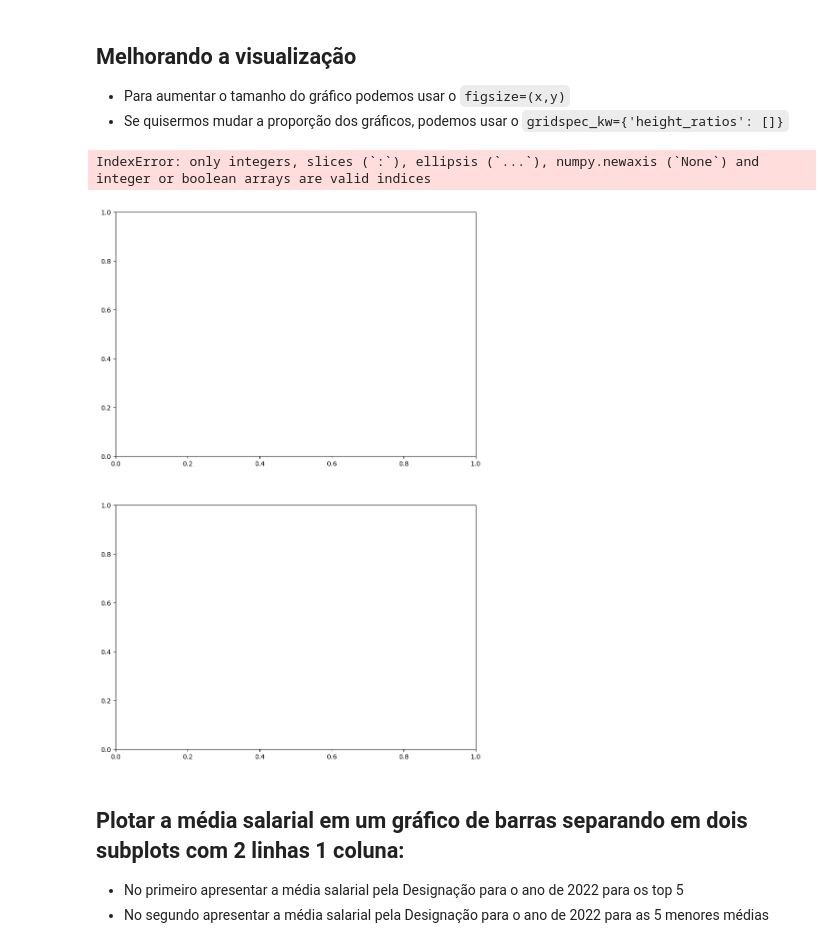
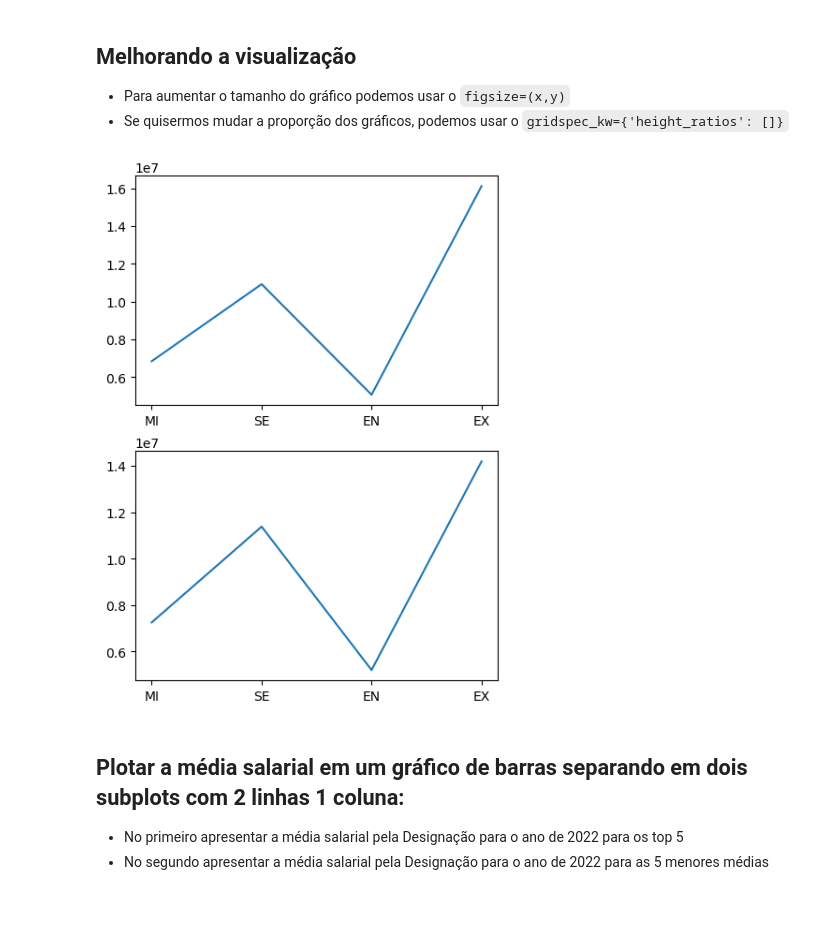
Before and after one commit to AlexandreRosasCosta/Ciencia_de_Dados, a Jupyter notebook: Projeto2/Projeto 02 - Matplotlib.ipynb, the cells around one changed output. Cells and saved outputs as stored; diff of their text form; code cells hidden in the pictures; blank space fills up the shorter version.

```diff
--- a/Projeto2/Projeto 02 - Matplotlib.ipynb
+++ b/Projeto2/Projeto 02 - Matplotlib.ipynb
@@ -151,13 +151,12 @@ plt.show()
 - Para aumentar o tamanho do gráfico podemos usar o `figsize=(x,y)`
 - Se quisermos mudar a proporção dos gráficos, podemos usar o `gridspec_kw={'height_ratios': []}`
 # %%
-fig, ax = plt.subplots(figsize=(10,15), nrows=2, ncols=1, gridspec_kw={'height_ratios':[2,2]})
-ax[0].plot(experiencia, calcular_media(experiencia, data_2020))
-ax[1].plot(experiencia, calcular_media(experiencia, data_2022))
+fig, ax = plt.subplots(figsize=(5,7), nrows=2, ncols=1, gridspec_kw={'height_ratios':[1,1]})
+ax[0].plot(experiencia, calcular_media(2020, experiencia))
+ax[1].plot(experiencia, calcular_media(2022, experiencia))
 plt.show()
 # %% [output]
-IndexError: only integers, slices (`:`), ellipsis (`...`), numpy.newaxis (`None`) and integer or boolean arrays are valid indices
-[figure, old version]
+[figure, new version]
 # %% [markdown]
 ## Plotar a média salarial em um gráfico de barras separando em dois subplots com 2 linhas 1 coluna:
 - No primeiro apresentar a média salarial pela Designação para o ano de 2022 para os top 5
```
